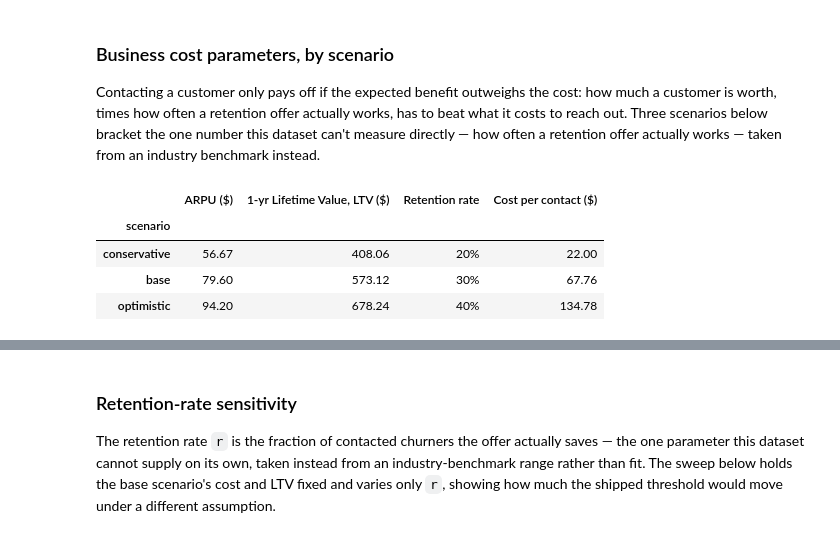
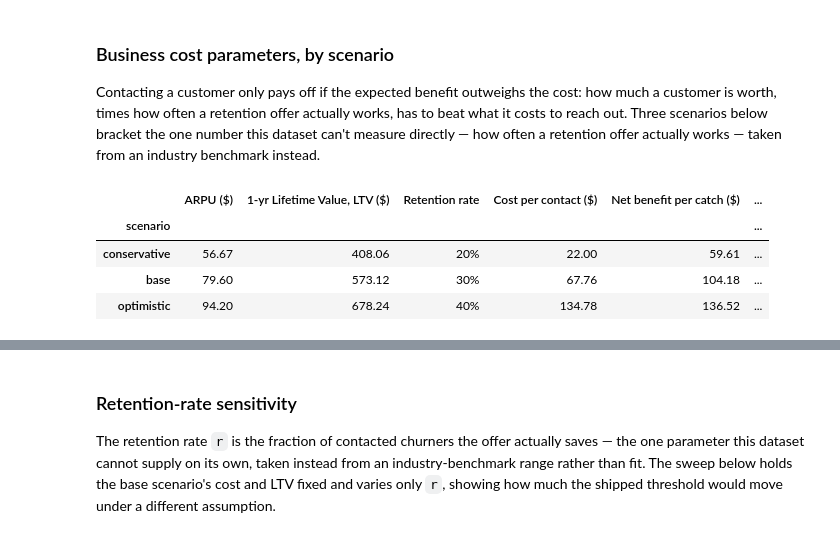
Before and after one commit to Ampofowaa/TelcoChurn_PortfolioProject, a Jupyter notebook: notebooks/04-calibration-and-threshold.ipynb, the cells around one changed output, grey strips where cells are left out. Cells and saved outputs as stored; diff of their text form; code cells hidden in the pictures.

```diff
--- a/notebooks/04-calibration-and-threshold.ipynb
+++ b/notebooks/04-calibration-and-threshold.ipynb
@@ -129,32 +245,37 @@ Contacting a customer only pays off if the expected benefit outweighs the cost:
 # %%
 threshold_payload = mlflow.artifacts.load_dict(f"runs:/{run_id}/threshold.json")
 
 cost_rows = []
 for name, scenario in threshold_payload["scenarios"].items():
     costs = scenario["costs"]
+    payoff = costs["r"] * costs["ltv"]
     cost_rows.append(
         {
             "scenario": name,
             "ARPU ($)": costs["arpu"],
             "1-yr Lifetime Value, LTV ($)": costs["ltv"],
             "Retention rate": costs["r"],
             "Cost per contact ($)": costs["c"],
+            "Net benefit per catch ($)": payoff - costs["c"],
+            "Margin ratio (payoff / cost)": payoff / costs["c"],
         }
     )
 cost_df = pd.DataFrame(cost_rows).set_index("scenario")
 display(
     cost_df.style.format(
         {
             "ARPU ($)": "{:.2f}",
             "1-yr Lifetime Value, LTV ($)": "{:.2f}",
             "Retention rate": "{:.0%}",
             "Cost per contact ($)": "{:.2f}",
+            "Net benefit per catch ($)": "{:.2f}",
+            "Margin ratio (payoff / cost)": "{:.2f}x",
         }
     )
 )
 # %% [output]
-|  | ARPU ($) | 1-yr Lifetime Value, LTV ($) | Retention rate | Cost per contact ($) |
-| scenario |  |  |  |  |
-| conservative | 56.67 | 408.06 | 20% | 22.00 |
-| base | 79.60 | 573.12 | 30% | 67.76 |
-| optimistic | 94.20 | 678.24 | 40% | 134.78 |
+|  | ARPU ($) | 1-yr Lifetime Value, LTV ($) | Retention rate | Cost per contact ($) | Net benefit per catch ($) | ... |
+| scenario |  |  |  |  |  | ... |
+| conservative | 56.67 | 408.06 | 20% | 22.00 | 59.61 | ... |
+| base | 79.60 | 573.12 | 30% | 67.76 | 104.18 | ... |
+| optimistic | 94.20 | 678.24 | 40% | 134.78 | 136.52 | ... |
```
Also changed, not shown: parts of 21 cells of this notebook, 48 other files.
